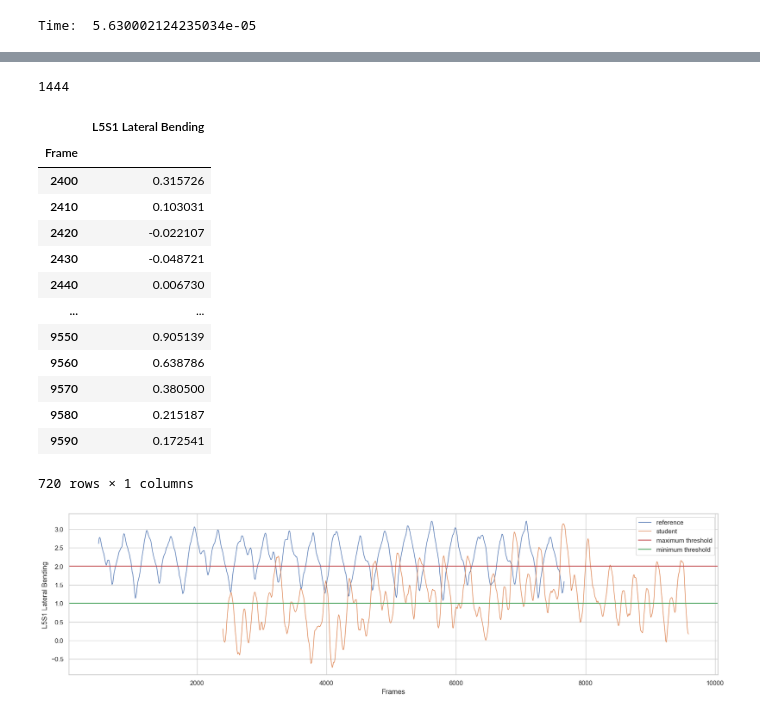
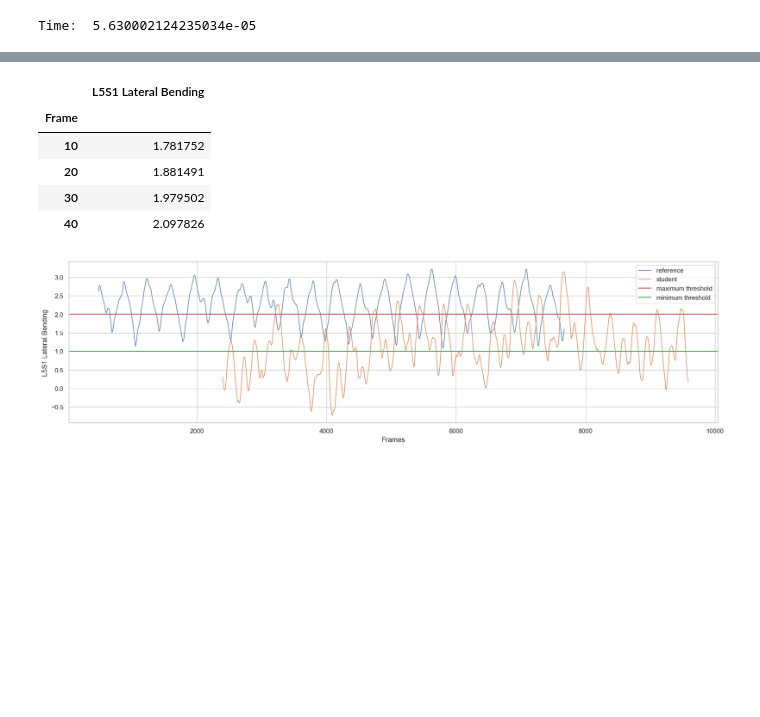
Before and after one commit to yethuhlaing/movement-analysis-application, a Jupyter notebook: src/Movement Analysis & VIsualization.ipynb, the cells around one changed output, grey strips where cells are left out. Cells and saved outputs as stored; diff of their text form; code cells hidden in the pictures; blank space fills up the shorter version.

```diff
--- a/src/Movement Analysis & VIsualization.ipynb
+++ b/src/Movement Analysis & VIsualization.ipynb
@@ -45,16 +45,23 @@ spreadsheetsList
  'Sensor Orientation - Quat',
  'Sensor Orientation - Euler']
 # %%
-def readCategory(file_path:str, sheet_name:str, category: list, frameRate: int, Duration: float, startingTime: float = 0):
+# def readCategory(file_path:str, sheet_name:str, category: list, frameRate: int, Duration: float, startingTime: float = 0):
+
+#     df = pd.read_excel(file_path, header=0, index_col= 0 ,sheet_name = sheet_name, usecols = category)
+#     num_rows = df.shape[0]
+#     print(num_rows)
+#     desired_num_rows = math.floor(frameRate*Duration)
+#     starting_rows =  math.floor(startingTime*frameRate)
+#     ending_rows = starting_rows + desired_num_rows
+#     if desired_num_rows > num_rows:
+#         return df.iloc[starting_rows:-1]
+#     else:
+#         return df.iloc[starting_rows:ending_rows]
+
+def readCategory(file_path:str, sheet_name:str, category: list, duration: int, startingTime: int = 0):
 
     df = pd.read_excel(file_path, header=0, index_col= 0 ,sheet_name = sheet_name, usecols = category)
-    num_rows = df.shape[0]
-    print(num_rows)
-    desired_num_rows = math.floor(frameRate*Duration)
-    starting_rows =  math.floor(startingTime*frameRate)
-    ending_rows = starting_rows + desired_num_rows
-    if desired_num_rows > num_rows:
-        return df.iloc[starting_rows:-1]
-    else:
-        return df.iloc[starting_rows:ending_rows]
+    starting_rows = startingTime
+    ending_rows = starting_rows + duration + 1
+    return df.iloc[starting_rows:ending_rows]
 # %%
@@ -82,27 +78,18 @@ reference_df
 # %%
-student = r"data/Student downsampled data/simulator riding/Sudent1-003Harju ext walk.xlsx"
+student = r"C:/Users/yethu/Desktop/Movement Analysis Project/data/Reference downsampled data/Simulator riding/Reference Harjusimu-003 Extended walk.xlsx"
 sheet_name = "Joint Angles ZXY"
 category = ["Frame", "L5S1 Lateral Bending"]
 # num_rows = 10
 
-student_df = readCategory(student,sheet_name, category,240, 3, 1)
+student_df = readCategory(student,sheet_name, category, 3, 1)
 student_df
 # %% [output]
-1444
 |  | L5S1 Lateral Bending |
 | Frame |  |
-| 2400 | 0.315726 |
-| 2410 | 0.103031 |
-| 2420 | -0.022107 |
-| 2430 | -0.048721 |
-| 2440 | 0.006730 |
-| ... | ... |
-| 9550 | 0.905139 |
-| 9560 | 0.638786 |
-| 9570 | 0.380500 |
-| 9580 | 0.215187 |
-| 9590 | 0.172541 |
+| 10 | 1.781752 |
+| 20 | 1.881491 |
+| 30 | 1.979502 |
+| 40 | 2.097826 |
-720 rows × 1 columns
 # %%
 # def ComparisionGraph(dataframes: list, dataframe_names: list[str], title: str, x_label: str, y_label: str, min_critical_value: float, max_critical_value: float, figsize: tuple = (15, 5)):
 #     fig, ax = plt.subplots(figsize= figsize)
```
Also changed, not shown: parts of 3 cells of this notebook, 4 other files.
